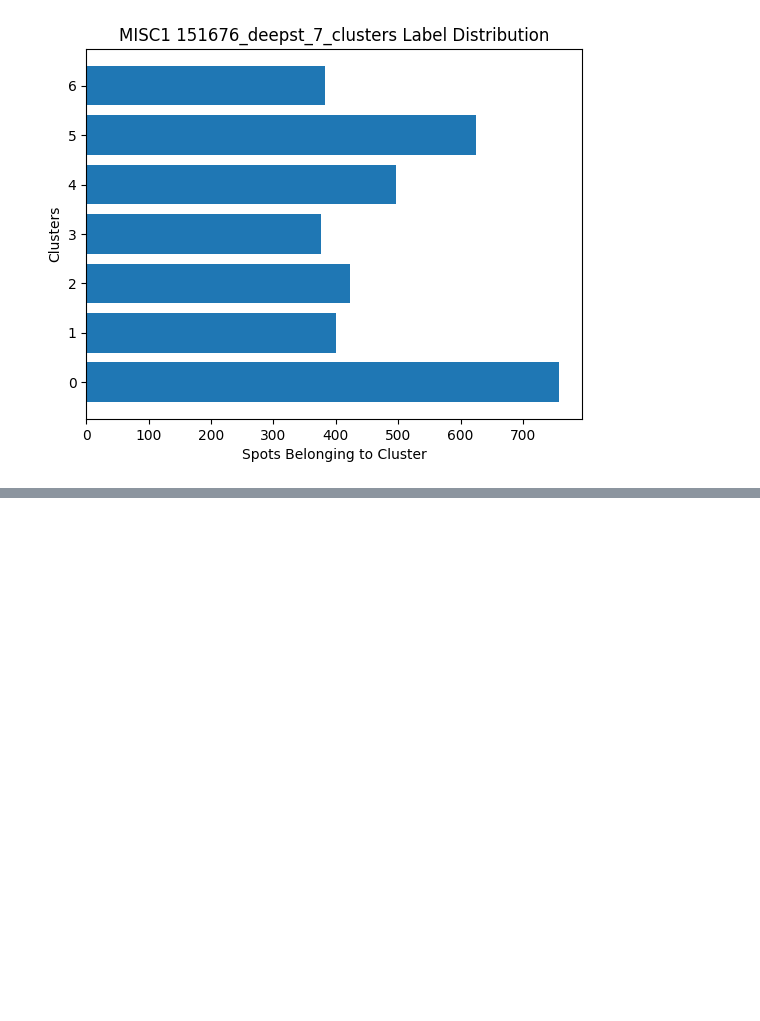
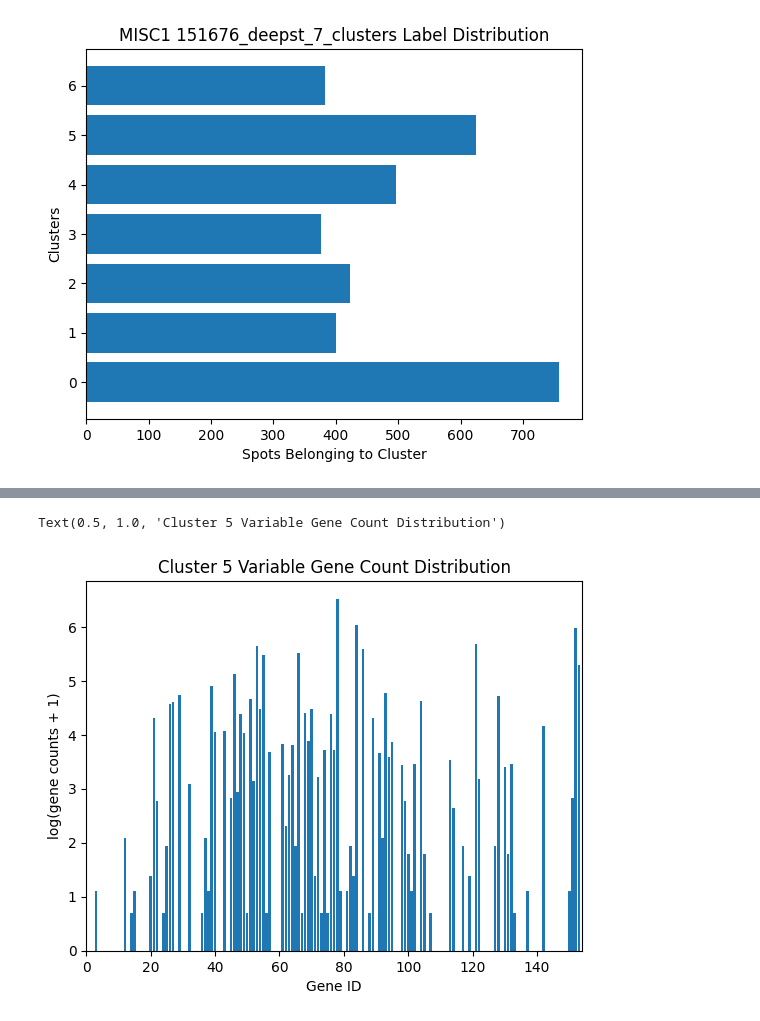
Before and after one commit to ivonr7/cmpt415_spatial_domain_variability, a Jupyter notebook: notebooks/clustered_gene_dist.ipynb, the cells around one changed output, grey strips where cells are left out. Drawn from its saved outputs; the diff is of its cells as text; code cells hidden in the pictures; blank space fills up the shorter version.

```diff
--- a/notebooks/clustered_gene_dist.ipynb
+++ b/notebooks/clustered_gene_dist.ipynb
@@ -99,0 +89,8 @@ Text(0, 0.5, 'log(gene counts + 1)')
+# %%
+clust_var_genes = sample.X.toarray()[clust,:][:,genes_of_interest].sum(axis = 0)
+
+plot_gene_dist(clust_var_genes,genes_of_interest.sum())
+plt.title(f"Cluster {c} Variable Gene Count Distribution")
+# %% [output]
+Text(0.5, 1.0, 'Cluster 5 Variable Gene Count Distribution')
+[figure, added]
```
Also changed, not shown: parts of 6 cells of this notebook, 7 other files.
